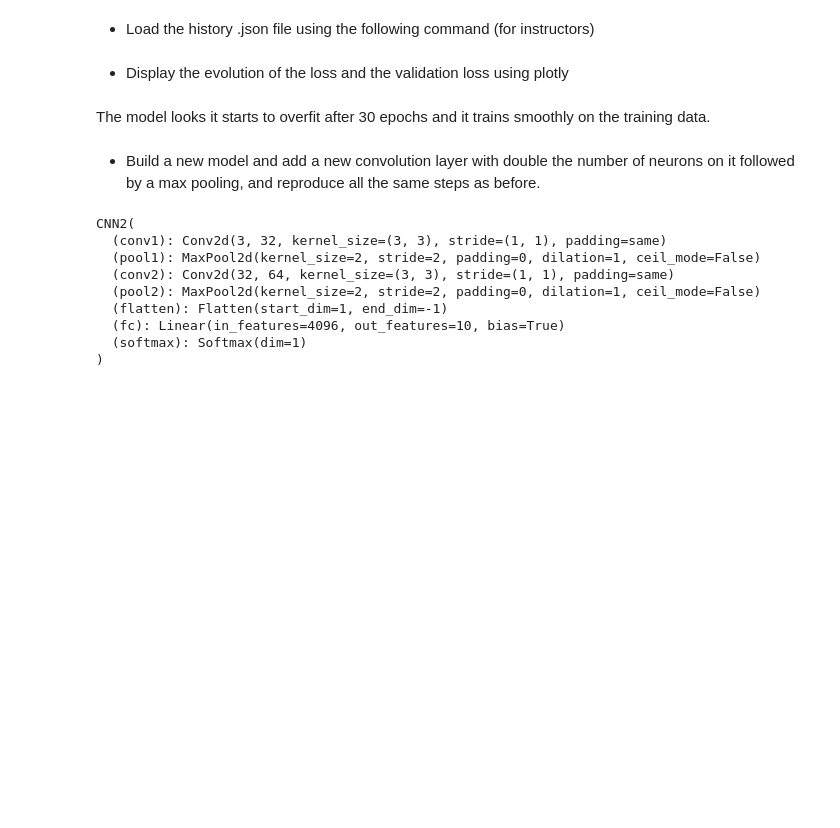
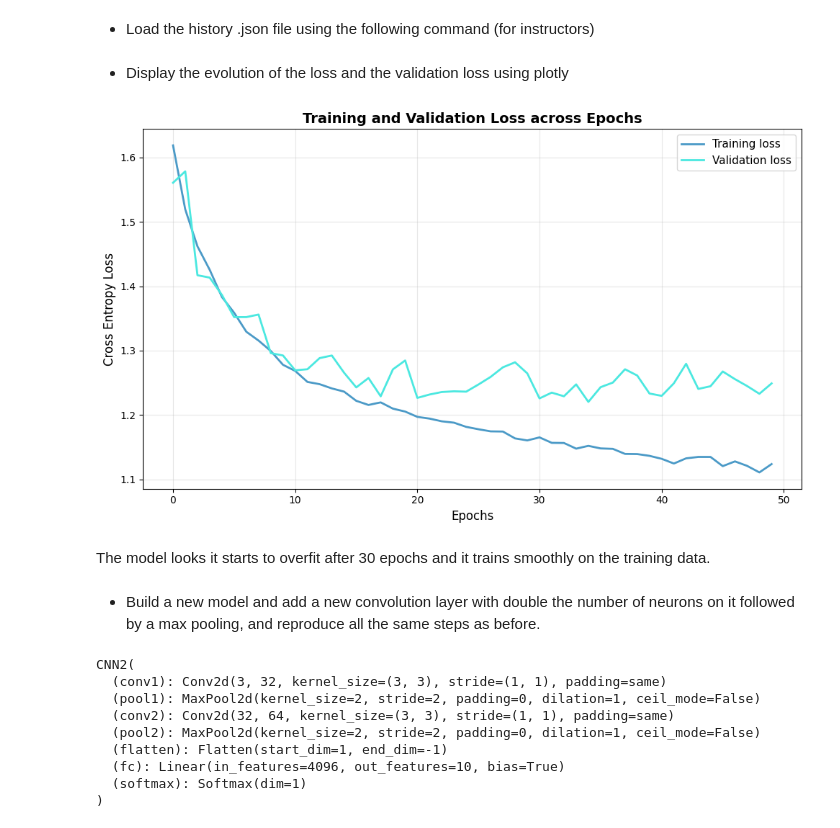
Before and after one commit to Brice601/Fullstack, a Jupyter notebook: DeepLearning/4-ConvolutionnalNeuralNetwork/Exercices/01-Cifar10.ipynb, the cells around one changed output. Drawn from its saved outputs; the diff is of its cells as text; code cells hidden in the pictures; blank space fills up the shorter version.

```diff
--- a/DeepLearning/4-ConvolutionnalNeuralNetwork/Exercices/01-Cifar10.ipynb
+++ b/DeepLearning/4-ConvolutionnalNeuralNetwork/Exercices/01-Cifar10.ipynb
@@ -319,28 +544,56 @@ Download complete.
+# %%
+ # Ensure the same architecture
+restored_model = CNN()  # Ensure the same architecture
+restored_model.load_state_dict(torch.load("model_stride.pth", weights_only=True)["model_state_dict"])
+restored_model.eval()
+history = torch.load("model_conv1.pth", weights_only=True)["history"]
 # %% [markdown]
 * Display the evolution of the loss and the validation loss using plotly
 # %%
 # Import the necessary module from Plotly for data visualization
 
 # Define a color palette for the plots
 
 # Create a figure object to hold the plot
 
 # Add a scatter plot for training loss
 # - 'y' represents the training loss values over epochs
 # - 'name' is the label for the legend
 # - 'mode' is set to "lines" to create a line plot
 # - 'marker' defines the color of the line
 
 # Add a scatter plot for validation loss
 # - 'y' represents the validation loss values over epochs
 # - Uses a different color to distinguish from training loss
 
 # Customize the layout of the figure
 # - Set the title of the plot
 # - Label the x-axis as 'epochs'
 # - Label the y-axis as 'Cross Entropy' to represent loss values
 
 # Display the plot
+
+import matplotlib.pyplot as plt
+
+# Créer la figure
+plt.figure(figsize=(10, 6))
+
+# Tracer les courbes
+plt.plot(history["loss"], label="Training loss", color="#4B9AC7", linewidth=2)
+plt.plot(history["val_loss"], label="Validation loss", color="#4BE8E0", linewidth=2)
+
+# Personnalisation
+plt.title('Training and Validation Loss across Epochs', fontsize=14, fontweight='bold')
+plt.xlabel('Epochs', fontsize=12)
+plt.ylabel('Cross Entropy Loss', fontsize=12)
+plt.legend(fontsize=11)
+plt.grid(True, alpha=0.3)
+
+# Afficher
+plt.tight_layout()
+plt.show()
+# %% [output]
+[figure, added]
 # %% [markdown]
 The model looks it starts to overfit after 30 epochs and it trains smoothly on the training data.
 # %% [markdown]
```
Also changed, not shown: parts of 26 cells of this notebook, 1 other file.
